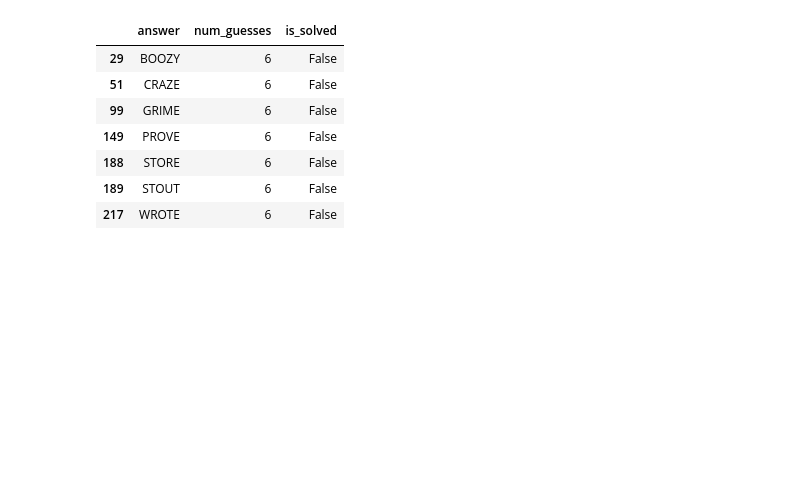
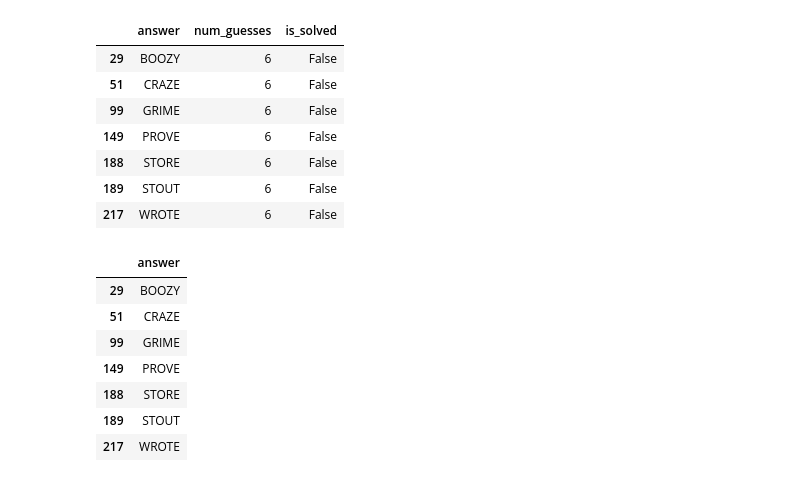
Before and after one commit to boompig/wordle-py, a Jupyter notebook: notebooks/Combinations.ipynb, the cells around one changed output. Saved outputs shown, nothing was run; the diff lists cells and outputs as text; code cells hidden in the pictures; blank space fills up the shorter version.

```diff
--- a/notebooks/Combinations.ipynb
+++ b/notebooks/Combinations.ipynb
@@ -384,3 +386,14 @@ solver_df[solver_df.is_solved == False]
 | 188 | STORE | 6 | False |
 | 189 | STOUT | 6 | False |
 | 217 | WROTE | 6 | False |
+# %%
+_[['answer']]
+# %% [output]
+|  | answer |
+| 29 | BOOZY |
+| 51 | CRAZE |
+| 99 | GRIME |
+| 149 | PROVE |
+| 188 | STORE |
+| 189 | STOUT |
+| 217 | WROTE |
```
Also changed, not shown: parts of 6 cells of this notebook, 5 other files.
